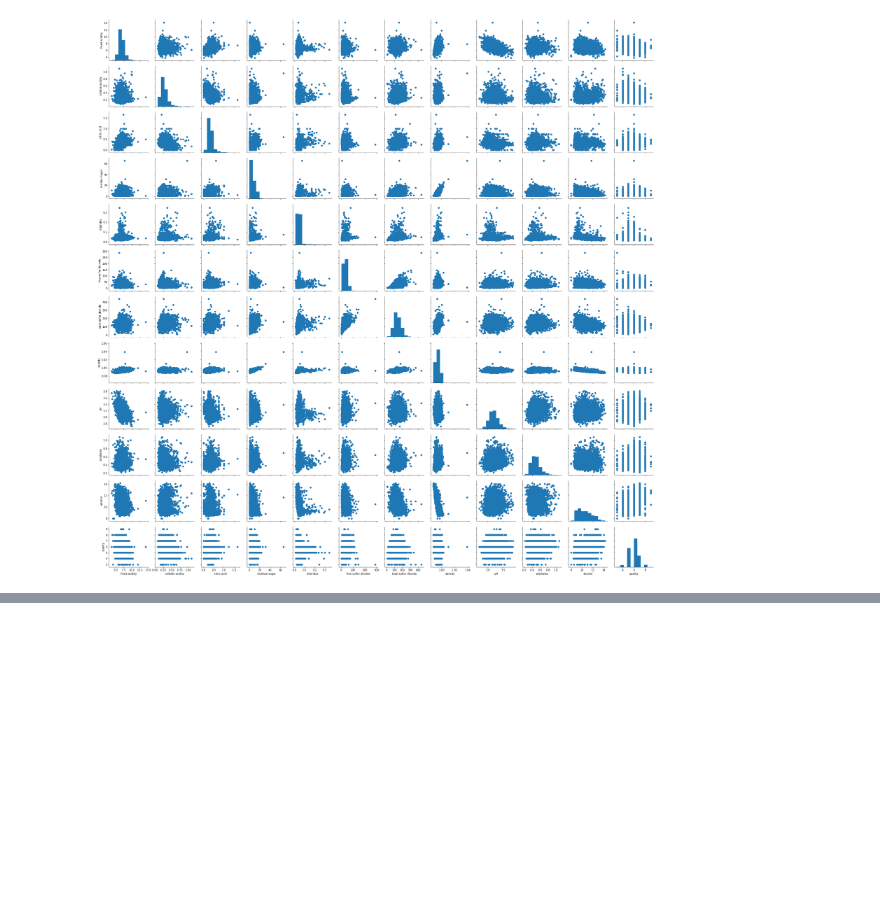
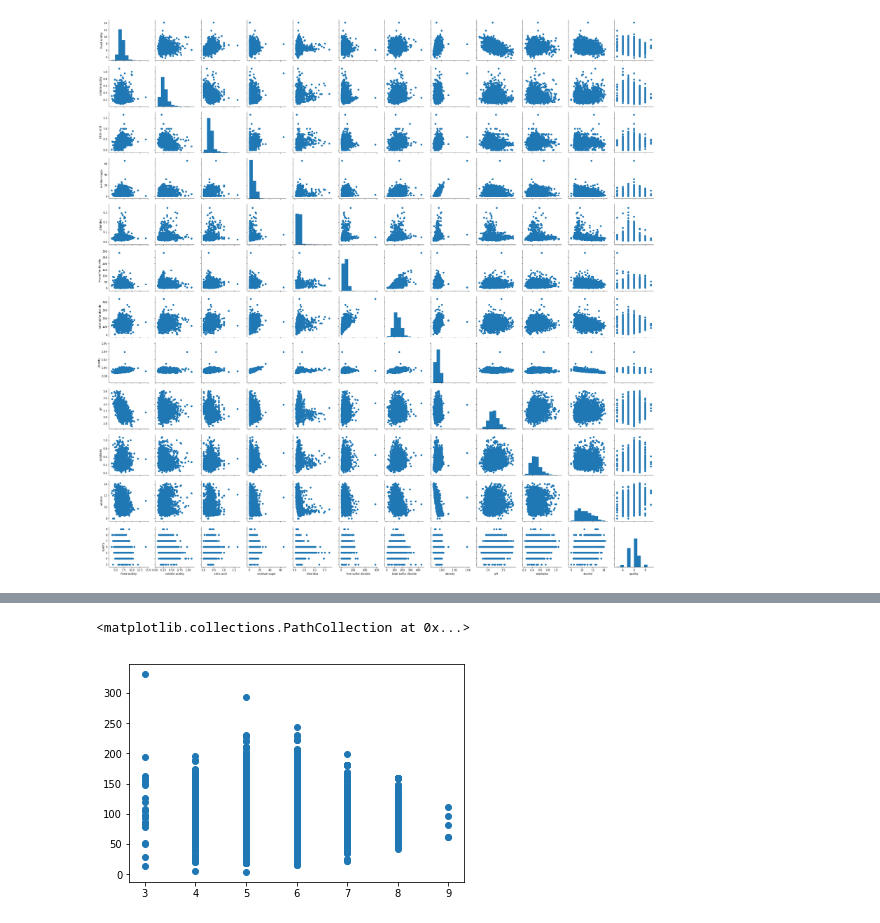
Before and after one commit to EffyFang/DataMining, a Jupyter notebook: winequality/Untitled.ipynb, the cells around one changed output, grey strips where cells are left out. Saved outputs shown, nothing was run; the diff lists cells and outputs as text; code cells hidden in the pictures; blank space fills up the shorter version.

```diff
--- a/winequality/Untitled.ipynb
+++ b/winequality/Untitled.ipynb
@@ -82,0 +89,5 @@ ax = ax.map_offdiag(plt.scatter)
+# %%
+plt.scatter(wine_w["quality"],wine_w['total sulfur dioxide']-wine_w['free sulfur dioxide'])
+# %% [output]
+<matplotlib.collections.PathCollection at 0x...>
+[figure, added]
```
Also changed, not shown: parts of 16 cells of this notebook, 1 other file.
